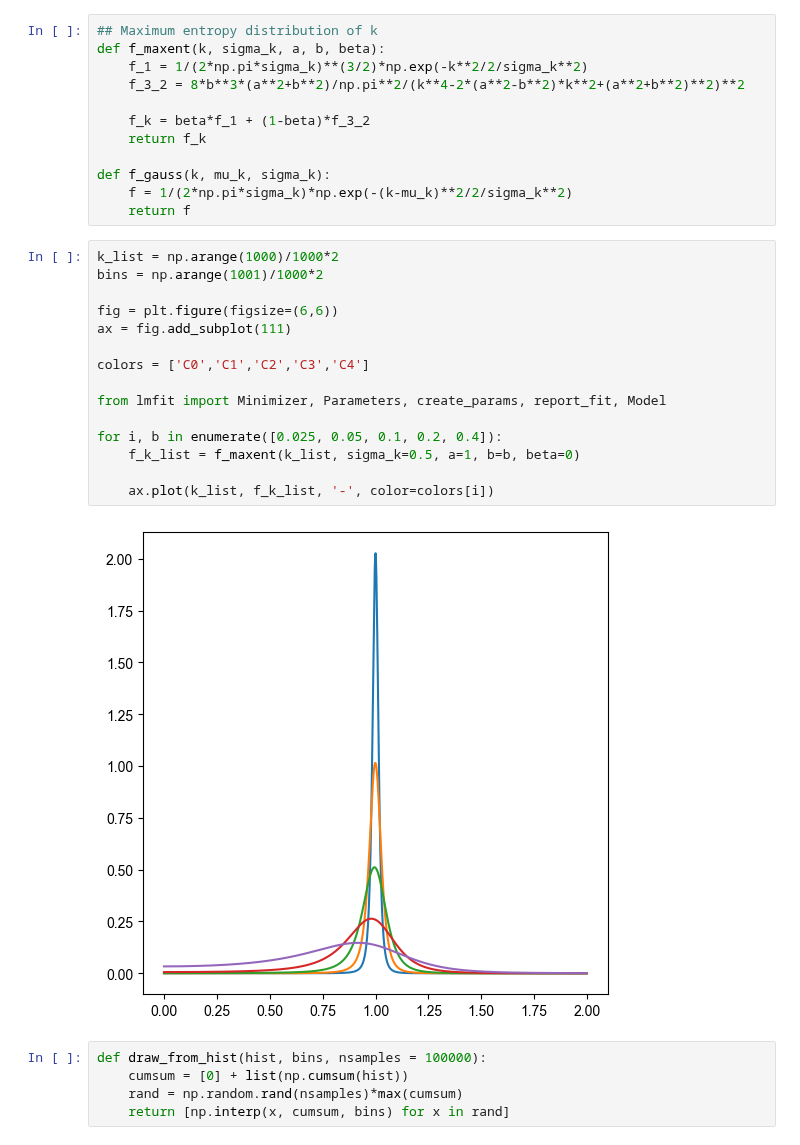
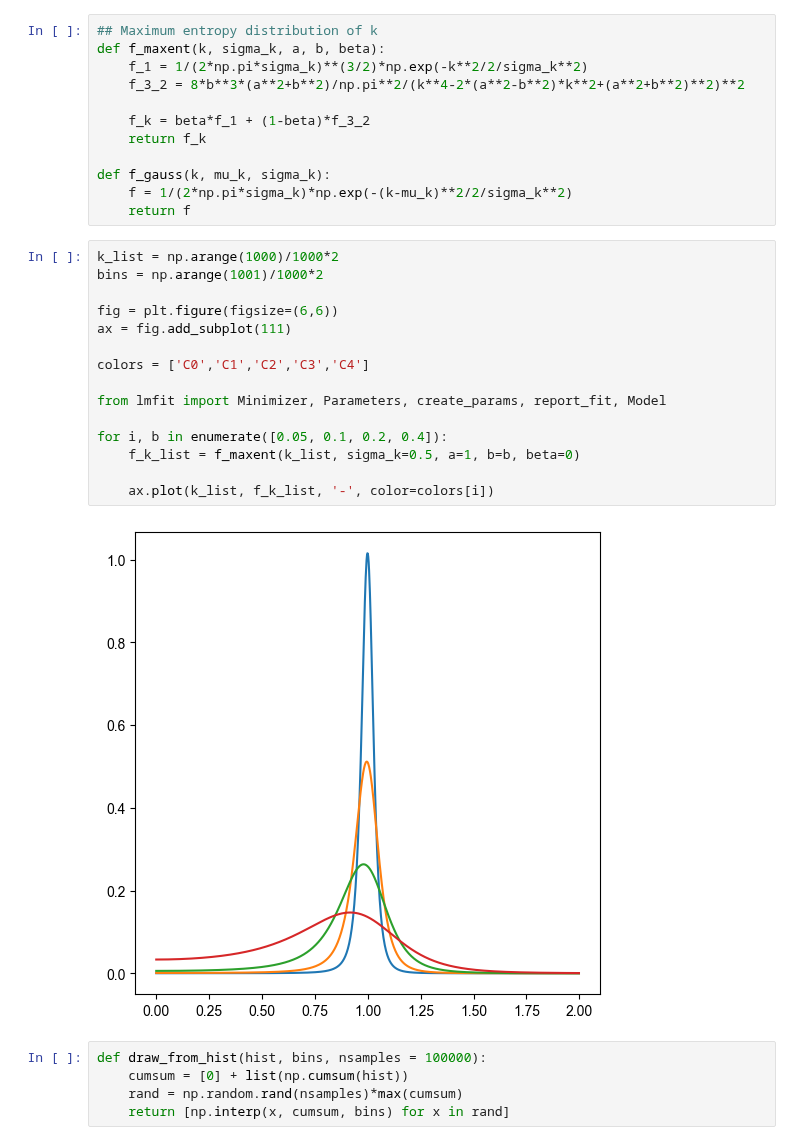
Before and after one commit to ch-tung/Randomwave_ML, a Jupyter notebook: test_arbitary_k_distribution.ipynb, the cells around one changed output. Drawn from its saved outputs; the diff is of its cells as text.

```diff
--- a/test_arbitary_k_distribution.ipynb
+++ b/test_arbitary_k_distribution.ipynb
@@ -36,20 +36,20 @@ def f_gauss(k, mu_k, sigma_k):
 # %%
 k_list = np.arange(1000)/1000*2
 bins = np.arange(1001)/1000*2
 
 fig = plt.figure(figsize=(6,6))
 ax = fig.add_subplot(111)
 
 colors = ['C0','C1','C2','C3','C4']
 
 from lmfit import Minimizer, Parameters, create_params, report_fit, Model
 
-for i, b in enumerate([0.025, 0.05, 0.1, 0.2, 0.4]):
+for i, b in enumerate([0.05, 0.1, 0.2, 0.4]):
     f_k_list = f_maxent(k_list, sigma_k=0.5, a=1, b=b, beta=0)
 
     ax.plot(k_list, f_k_list, '-', color=colors[i])
 # %% [output]
-[figure, old version]
+[figure, new version]
 # %%
 def draw_from_hist(hist, bins, nsamples = 100000):
     cumsum = [0] + list(np.cumsum(hist))
```
Also changed, not shown: parts of 3 cells of this notebook.
